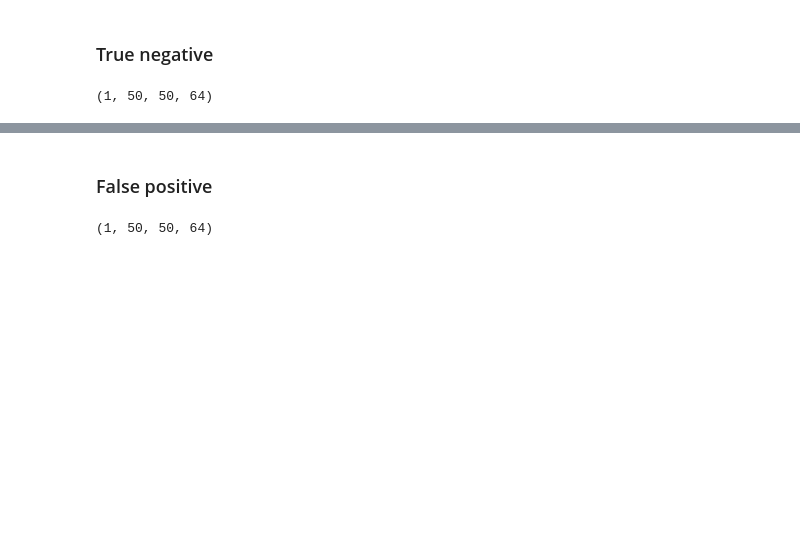
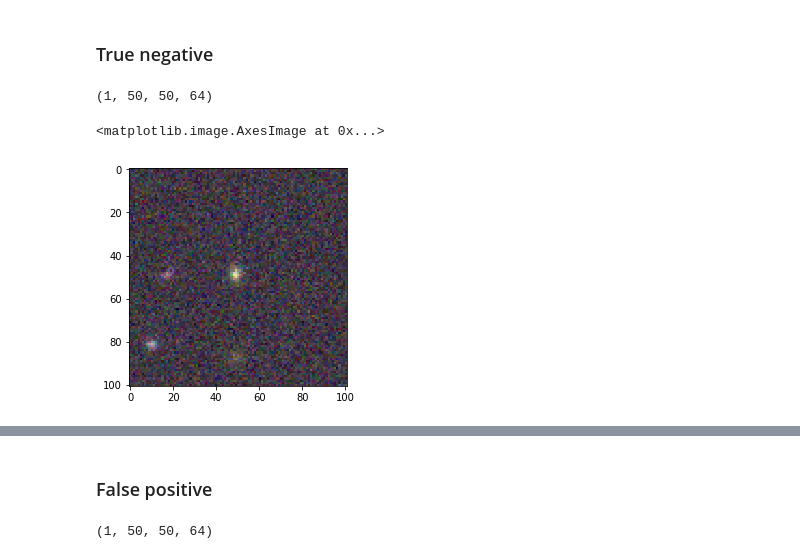
Before and after one commit to agoila/strong-lenses, a Jupyter notebook: Visualization.ipynb, the cells around one changed output, grey strips where cells are left out. Saved outputs shown, nothing was run; the diff lists cells and outputs as text; code cells hidden in the pictures; blank space fills up the shorter version.

```diff
--- a/Visualization.ipynb
+++ b/Visualization.ipynb
@@ -214,6 +239,12 @@ first_layer_activation = actn_model(img_tensor, model)[0]
 first_layer_activation.shape
 # %% [output]
 (1, 50, 50, 64)
+# %%
+img = PIL.Image.fromarray(data[1][:,:,:3])
+plt.imshow(img)
+# %% [output]
+<matplotlib.image.AxesImage at 0x...>
+[figure, added]
 # %%
 plot_activations(first_layer_activation, 15)
 # %% [output]
```
Also changed, not shown: parts of 18 cells of this notebook.
